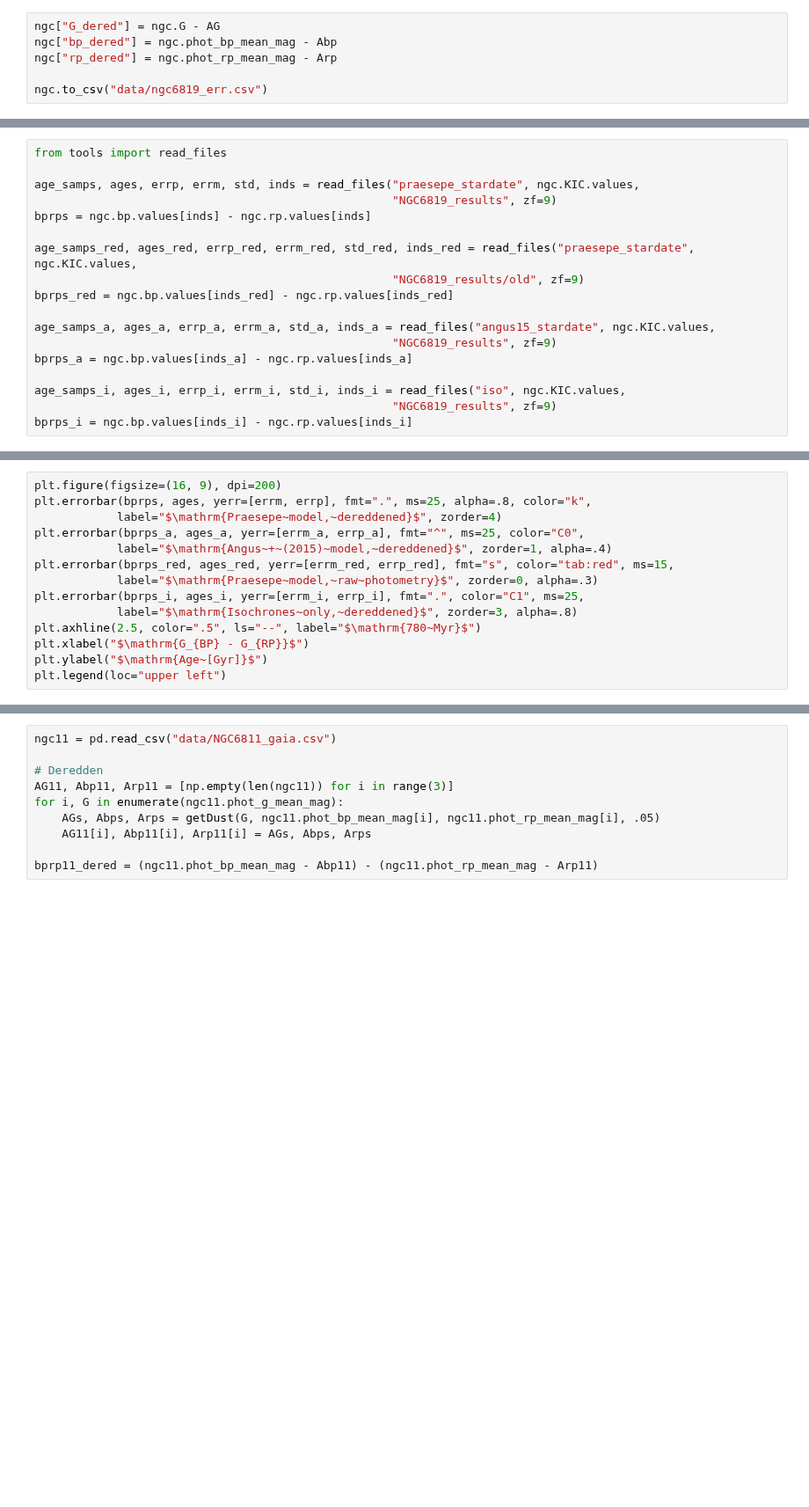
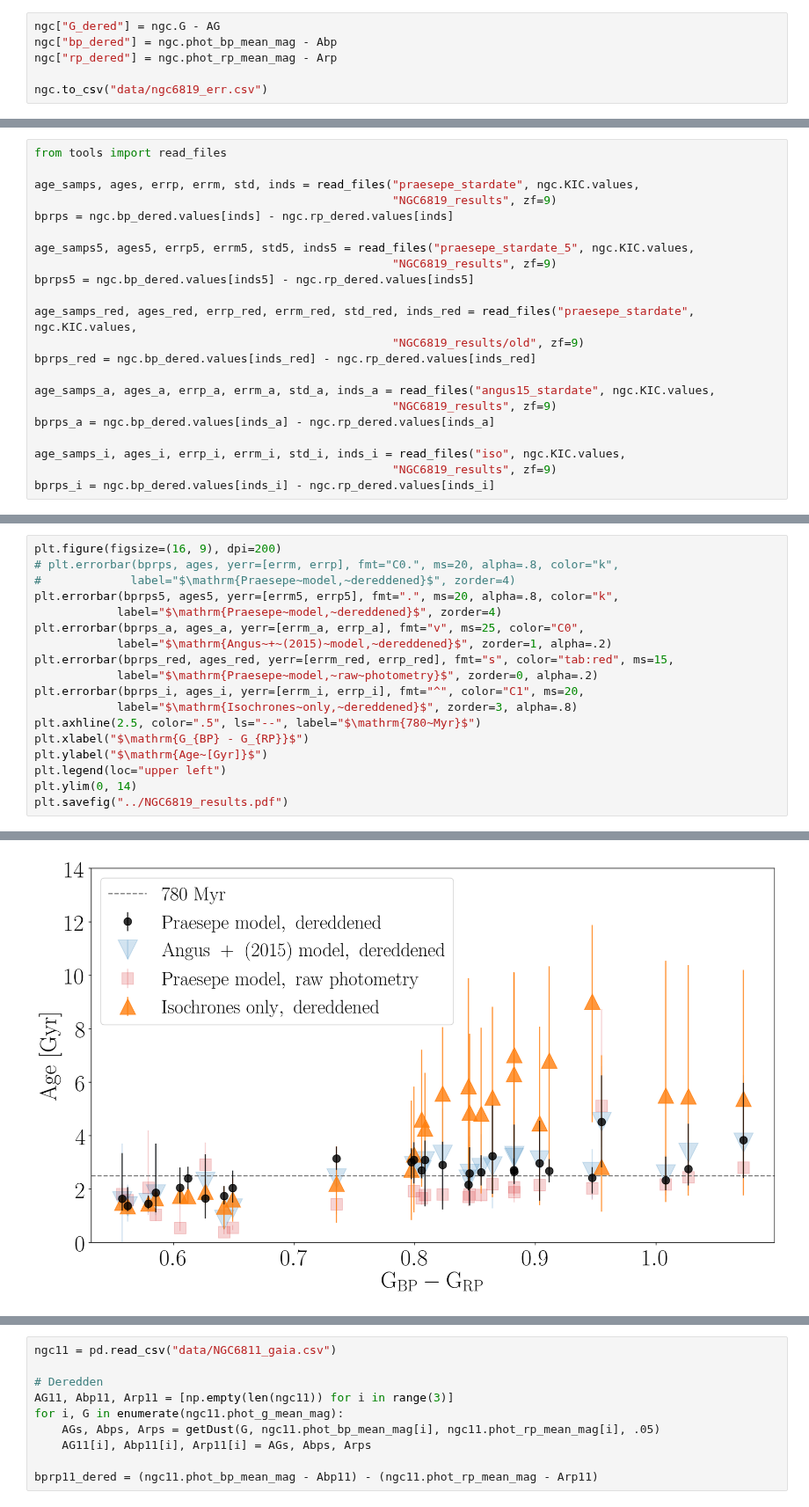
Before and after one commit to RuthAngus/stardate, a Jupyter notebook: paper/code/NGC6819.ipynb, the cells around one changed output, grey strips where cells are left out. Shown at 88% size. Cells and saved outputs as stored; diff of their text form; blank space fills up the shorter version.

```diff
--- a/paper/code/NGC6819.ipynb
+++ b/paper/code/NGC6819.ipynb
@@ -172,16 +123,20 @@ from tools import read_files
 
 age_samps, ages, errp, errm, std, inds = read_files("praesepe_stardate", ngc.KIC.values,
                                                     "NGC6819_results", zf=9)
-bprps = ngc.bp.values[inds] - ngc.rp.values[inds]
+bprps = ngc.bp_dered.values[inds] - ngc.rp_dered.values[inds]
+
+age_samps5, ages5, errp5, errm5, std5, inds5 = read_files("praesepe_stardate_5", ngc.KIC.values,
+                                                    "NGC6819_results", zf=9)
+bprps5 = ngc.bp_dered.values[inds5] - ngc.rp_dered.values[inds5]
 
 age_samps_red, ages_red, errp_red, errm_red, std_red, inds_red = read_files("praesepe_stardate", ngc.KIC.values,
                                                     "NGC6819_results/old", zf=9)
-bprps_red = ngc.bp.values[inds_red] - ngc.rp.values[inds_red]
+bprps_red = ngc.bp_dered.values[inds_red] - ngc.rp_dered.values[inds_red]
 
 age_samps_a, ages_a, errp_a, errm_a, std_a, inds_a = read_files("angus15_stardate", ngc.KIC.values,
                                                     "NGC6819_results", zf=9)
-bprps_a = ngc.bp.values[inds_a] - ngc.rp.values[inds_a]
+bprps_a = ngc.bp_dered.values[inds_a] - ngc.rp_dered.values[inds_a]
 
 age_samps_i, ages_i, errp_i, errm_i, std_i, inds_i = read_files("iso", ngc.KIC.values,
                                                     "NGC6819_results", zf=9)
-bprps_i = ngc.bp.values[inds_i] - ngc.rp.values[inds_i]
+bprps_i = ngc.bp_dered.values[inds_i] - ngc.rp_dered.values[inds_i]
@@ -202,15 +145,19 @@ plt.xlim(0, 5)
 # %%
 plt.figure(figsize=(16, 9), dpi=200)
-plt.errorbar(bprps, ages, yerr=[errm, errp], fmt=".", ms=25, alpha=.8, color="k",
+# plt.errorbar(bprps, ages, yerr=[errm, errp], fmt="C0.", ms=20, alpha=.8, color="k",
+#             label="$\mathrm{Praesepe~model,~dereddened}$", zorder=4)
+plt.errorbar(bprps5, ages5, yerr=[errm5, errp5], fmt=".", ms=20, alpha=.8, color="k",
             label="$\mathrm{Praesepe~model,~dereddened}$", zorder=4)
-plt.errorbar(bprps_a, ages_a, yerr=[errm_a, errp_a], fmt="^", ms=25, color="C0",
-            label="$\mathrm{Angus~+~(2015)~model,~dereddened}$", zorder=1, alpha=.4)
+plt.errorbar(bprps_a, ages_a, yerr=[errm_a, errp_a], fmt="v", ms=25, color="C0",
+            label="$\mathrm{Angus~+~(2015)~model,~dereddened}$", zorder=1, alpha=.2)
 plt.errorbar(bprps_red, ages_red, yerr=[errm_red, errp_red], fmt="s", color="tab:red", ms=15,
-            label="$\mathrm{Praesepe~model,~raw~photometry}$", zorder=0, alpha=.3)
-plt.errorbar(bprps_i, ages_i, yerr=[errm_i, errp_i], fmt=".", color="C1", ms=25,
+            label="$\mathrm{Praesepe~model,~raw~photometry}$", zorder=0, alpha=.2)
+plt.errorbar(bprps_i, ages_i, yerr=[errm_i, errp_i], fmt="^", color="C1", ms=20,
             label="$\mathrm{Isochrones~only,~dereddened}$", zorder=3, alpha=.8)
 plt.axhline(2.5, color=".5", ls="--", label="$\mathrm{780~Myr}$")
 plt.xlabel("$\mathrm{G_{BP} - G_{RP}}$")
 plt.ylabel("$\mathrm{Age~[Gyr]}$")
 plt.legend(loc="upper left")
+plt.ylim(0, 14)
+plt.savefig("../NGC6819_results.pdf")
 # %% [output]
@@ -218,0 +164 @@ NameError: name 'bprps' is not defined
+[figure, added]
```
Also changed, not shown: parts of 19 cells of this notebook, 16 other files.
